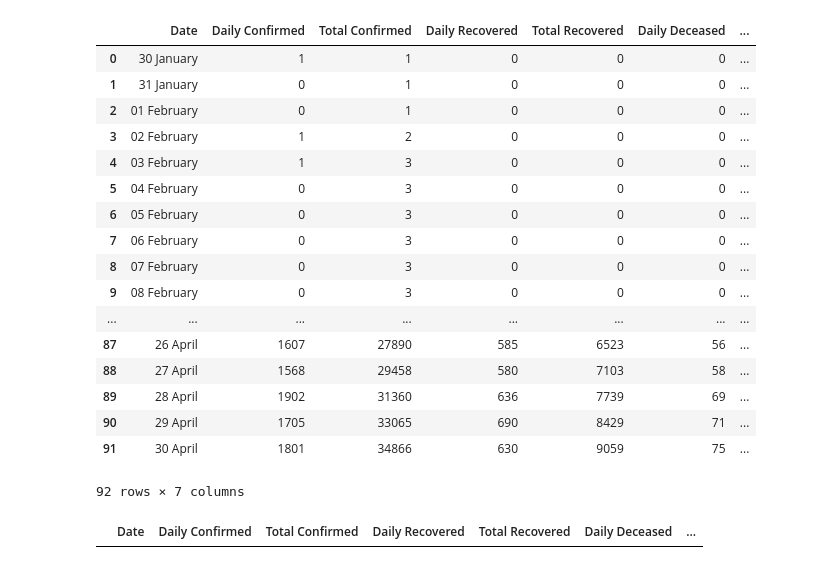
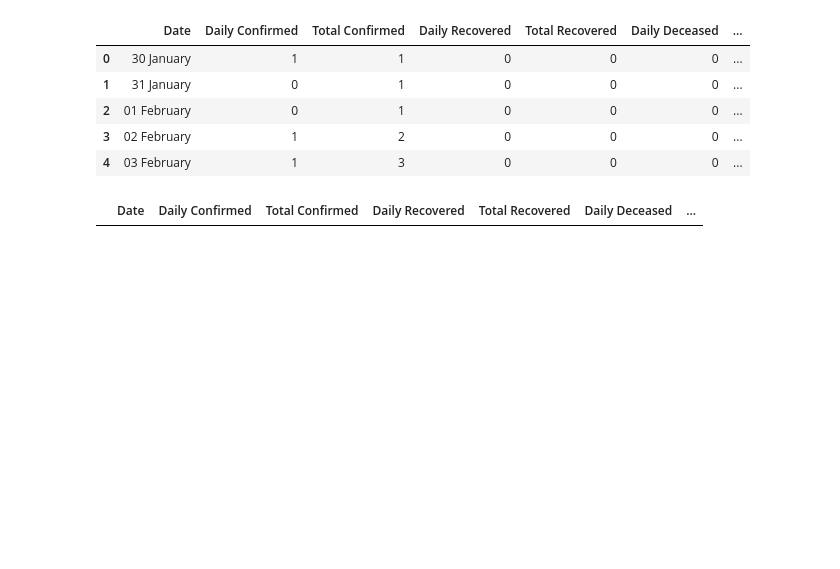
Before and after one commit to adit22/Data_Analysis, a Jupyter notebook: covid data analysis/Covid_19_case_time_series(apr).ipynb, the cells around one changed output. Drawn from its saved outputs; the diff is of its cells as text; code cells hidden in the pictures; blank space fills up the shorter version.

```diff
--- a/covid data analysis/Covid_19_case_time_series(apr).ipynb
+++ b/covid data analysis/Covid_19_case_time_series(apr).ipynb
@@ -6,27 +6,15 @@ from matplotlib import pyplot as plt
 import seaborn as sns
 from collections import *
 # %%
-data=pd.read_csv(r"C:\Users\Mark 1\Desktop\data\Covid-19\8\case_time_series_8.csv")
-data
+data=pd.read_csv(r"C:\Users\Mark 1\Desktop\Lockdown\data\Covid-19\8\case_time_series_8.csv")
+data.head()
 # %% [output]
 |  | Date | Daily Confirmed | Total Confirmed | Daily Recovered | Total Recovered | Daily Deceased | ... |
 | 0 | 30 January | 1 | 1 | 0 | 0 | 0 | ... |
 | 1 | 31 January | 0 | 1 | 0 | 0 | 0 | ... |
 | 2 | 01 February | 0 | 1 | 0 | 0 | 0 | ... |
 | 3 | 02 February | 1 | 2 | 0 | 0 | 0 | ... |
 | 4 | 03 February | 1 | 3 | 0 | 0 | 0 | ... |
-| 5 | 04 February | 0 | 3 | 0 | 0 | 0 | ... |
-| 6 | 05 February | 0 | 3 | 0 | 0 | 0 | ... |
-| 7 | 06 February | 0 | 3 | 0 | 0 | 0 | ... |
-| 8 | 07 February | 0 | 3 | 0 | 0 | 0 | ... |
-| 9 | 08 February | 0 | 3 | 0 | 0 | 0 | ... |
-| ... | ... | ... | ... | ... | ... | ... | ... |
-| 87 | 26 April | 1607 | 27890 | 585 | 6523 | 56 | ... |
-| 88 | 27 April | 1568 | 29458 | 580 | 7103 | 58 | ... |
-| 89 | 28 April | 1902 | 31360 | 636 | 7739 | 69 | ... |
-| 90 | 29 April | 1705 | 33065 | 690 | 8429 | 71 | ... |
-| 91 | 30 April | 1801 | 34866 | 630 | 9059 | 75 | ... |
-92 rows × 7 columns
 # %%
 data[data.duplicated()]
 # %% [output]
```
Also changed, not shown: parts of 28 cells of this notebook, 11 other files.
